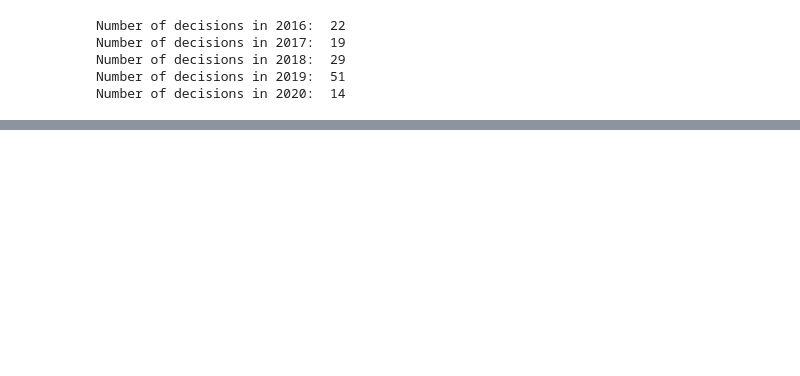
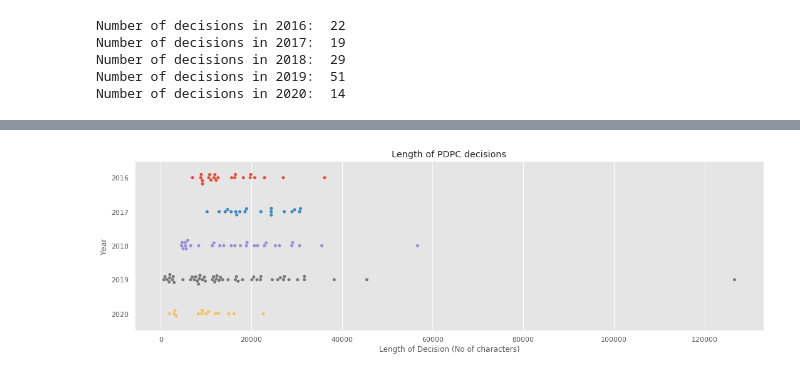
Before and after one commit to houfu/zeeker-notebooks, a Jupyter notebook: pdpc-decisions/pdpc_decisions_length.ipynb, the cells around one changed output, grey strips where cells are left out. Drawn from its saved outputs; the diff is of its cells as text; code cells hidden in the pictures; blank space fills up the shorter version.

```diff
--- a/pdpc-decisions/pdpc_decisions_length.ipynb
+++ b/pdpc-decisions/pdpc_decisions_length.ipynb
@@ -142,0 +144,18 @@ plt.show()
+# %%
+d = {'2016': pd.Series(decisions_length_2016), '2017': pd.Series(decisions_length_2017),
+    '2018': pd.Series(decisions_length_2018), '2019': pd.Series(decisions_length_2019),
+    '2020': pd.Series(decisions_length_2020)}
+
+df = pd.DataFrame.from_dict(d)
+
+
+plt.figure(figsize=(18,5))
+plt.title("Length of PDPC decisions")
+plt.ylabel('Year')
+plt.xlabel('Length of Decision (No of characters)')
+
+ax = sns.swarmplot(data=df, orient='h')
+
+plt.savefig('figure1a.png');
+# %% [output]
+[figure, added]
```
Also changed, not shown: parts of 2 cells of this notebook, 3 other files.
